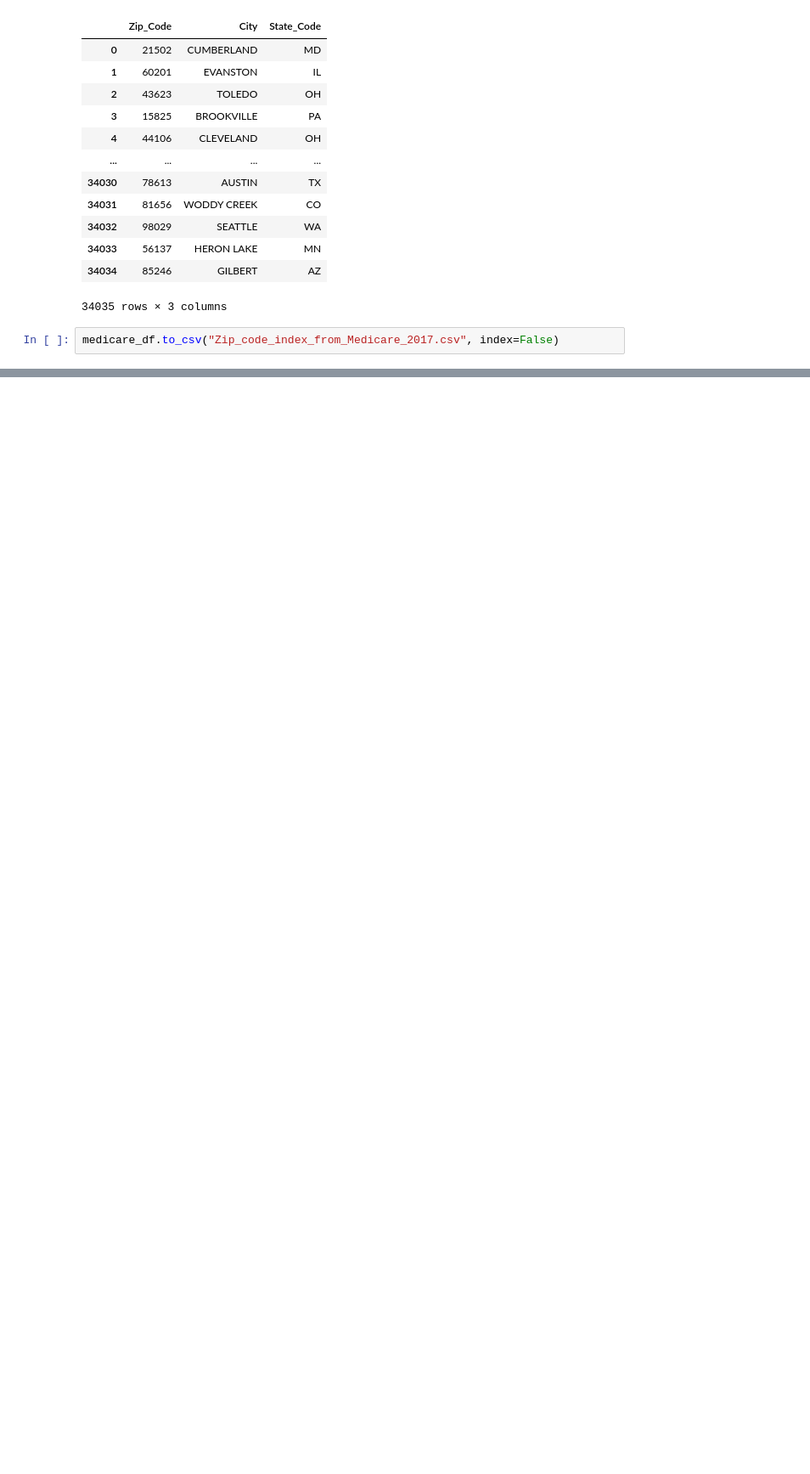
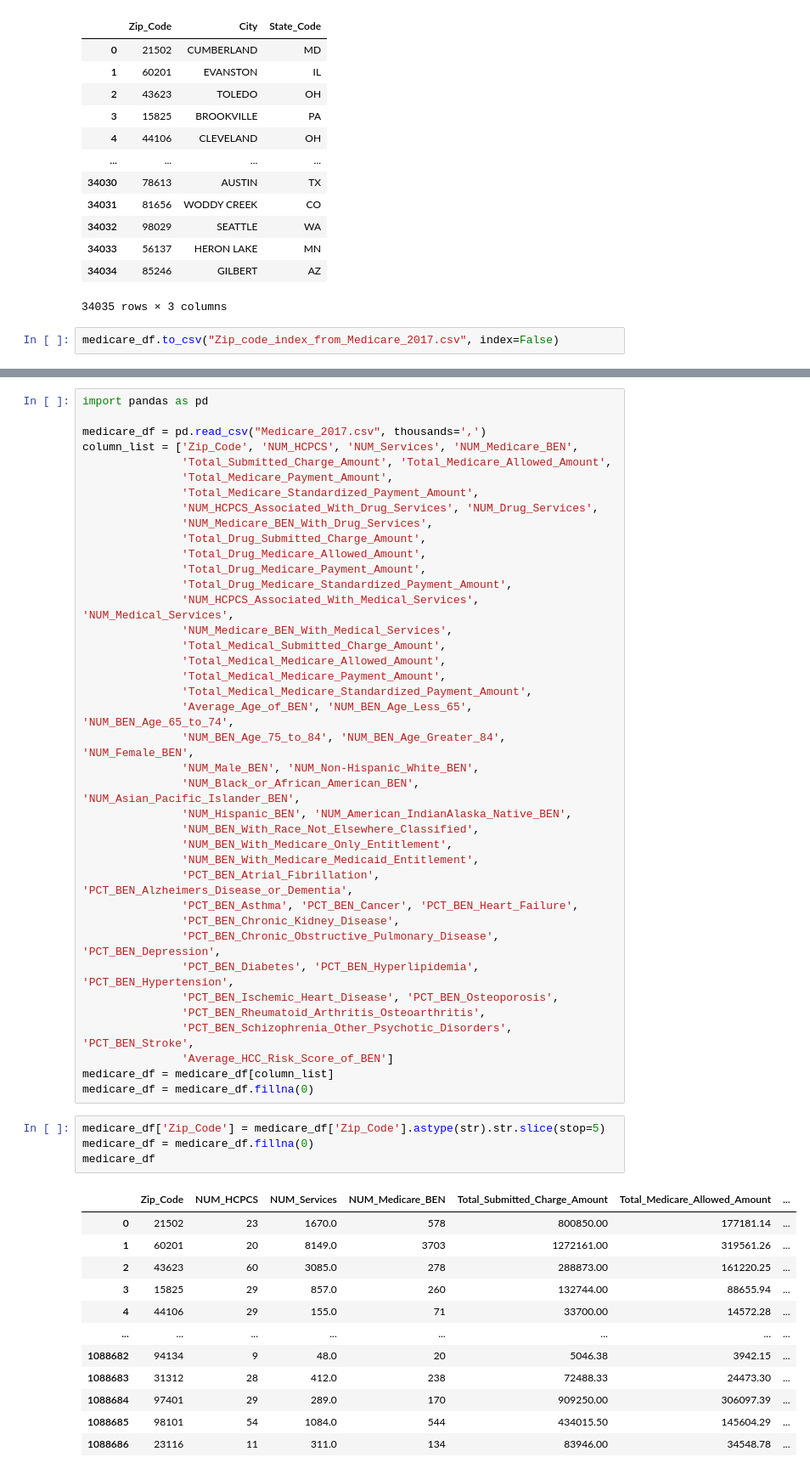
Before and after one commit to lamwilton/COVID-19, a Jupyter notebook: Medicare_Countyfips.ipynb, the cells around one changed output, grey strips where cells are left out. Shown: that part at 85% size. Cells and saved outputs as stored; diff of their text form; blank space fills up the shorter version.

```diff
--- a/Medicare_Countyfips.ipynb
+++ b/Medicare_Countyfips.ipynb
@@ -29,0 +37,56 @@ medicare_df.to_csv("Zip_code_index_from_Medicare_2017.csv", index=False)
+# %%
+import pandas as pd
+
+medicare_df = pd.read_csv("Medicare_2017.csv", thousands=',')
+column_list = ['Zip_Code', 'NUM_HCPCS', 'NUM_Services', 'NUM_Medicare_BEN',
+               'Total_Submitted_Charge_Amount', 'Total_Medicare_Allowed_Amount',
+               'Total_Medicare_Payment_Amount',
+               'Total_Medicare_Standardized_Payment_Amount',
+               'NUM_HCPCS_Associated_With_Drug_Services', 'NUM_Drug_Services',
+               'NUM_Medicare_BEN_With_Drug_Services',
+               'Total_Drug_Submitted_Charge_Amount',
+               'Total_Drug_Medicare_Allowed_Amount',
+               'Total_Drug_Medicare_Payment_Amount',
+               'Total_Drug_Medicare_Standardized_Payment_Amount',
+               'NUM_HCPCS_Associated_With_Medical_Services', 'NUM_Medical_Services',
+               'NUM_Medicare_BEN_With_Medical_Services',
+               'Total_Medical_Submitted_Charge_Amount',
+               'Total_Medical_Medicare_Allowed_Amount',
+               'Total_Medical_Medicare_Payment_Amount',
+               'Total_Medical_Medicare_Standardized_Payment_Amount',
+               'Average_Age_of_BEN', 'NUM_BEN_Age_Less_65', 'NUM_BEN_Age_65_to_74',
+               'NUM_BEN_Age_75_to_84', 'NUM_BEN_Age_Greater_84', 'NUM_Female_BEN',
+               'NUM_Male_BEN', 'NUM_Non-Hispanic_White_BEN',
+               'NUM_Black_or_African_American_BEN', 'NUM_Asian_Pacific_Islander_BEN',
+               'NUM_Hispanic_BEN', 'NUM_American_IndianAlaska_Native_BEN',
+               'NUM_BEN_With_Race_Not_Elsewhere_Classified',
+               'NUM_BEN_With_Medicare_Only_Entitlement',
+               'NUM_BEN_With_Medicare_Medicaid_Entitlement',
+               'PCT_BEN_Atrial_Fibrillation', 'PCT_BEN_Alzheimers_Disease_or_Dementia',
+               'PCT_BEN_Asthma', 'PCT_BEN_Cancer', 'PCT_BEN_Heart_Failure',
+               'PCT_BEN_Chronic_Kidney_Disease',
+               'PCT_BEN_Chronic_Obstructive_Pulmonary_Disease', 'PCT_BEN_Depression',
+               'PCT_BEN_Diabetes', 'PCT_BEN_Hyperlipidemia', 'PCT_BEN_Hypertension',
+               'PCT_BEN_Ischemic_Heart_Disease', 'PCT_BEN_Osteoporosis',
+               'PCT_BEN_Rheumatoid_Arthritis_Osteoarthritis',
+               'PCT_BEN_Schizophrenia_Other_Psychotic_Disorders', 'PCT_BEN_Stroke',
+               'Average_HCC_Risk_Score_of_BEN']
+medicare_df = medicare_df[column_list]
+medicare_df = medicare_df.fillna(0)
+# %%
+medicare_df['Zip_Code'] = medicare_df['Zip_Code'].astype(str).str.slice(stop=5)
+medicare_df = medicare_df.fillna(0)
+medicare_df
+# %% [output]
+|  | Zip_Code | NUM_HCPCS | NUM_Services | NUM_Medicare_BEN | Total_Submitted_Charge_Amount | Total_Medicare_Allowed_Amount | ... |
+| 0 | 21502 | 23 | 1670.0 | 578 | 800850.00 | 177181.14 | ... |
+| 1 | 60201 | 20 | 8149.0 | 3703 | 1272161.00 | 319561.26 | ... |
+| 2 | 43623 | 60 | 3085.0 | 278 | 288873.00 | 161220.25 | ... |
+| 3 | 15825 | 29 | 857.0 | 260 | 132744.00 | 88655.94 | ... |
+| 4 | 44106 | 29 | 155.0 | 71 | 33700.00 | 14572.28 | ... |
+| ... | ... | ... | ... | ... | ... | ... | ... |
+| 1088682 | 94134 | 9 | 48.0 | 20 | 5046.38 | 3942.15 | ... |
+| 1088683 | 31312 | 28 | 412.0 | 238 | 72488.33 | 24473.30 | ... |
+| 1088684 | 97401 | 29 | 289.0 | 170 | 909250.00 | 306097.39 | ... |
+| 1088685 | 98101 | 54 | 1084.0 | 544 | 434015.50 | 145604.29 | ... |
+| 1088686 | 23116 | 11 | 311.0 | 134 | 83946.00 | 34548.78 | ... |
```
Also changed, not shown: parts of 16 cells of this notebook, 1 other file.
